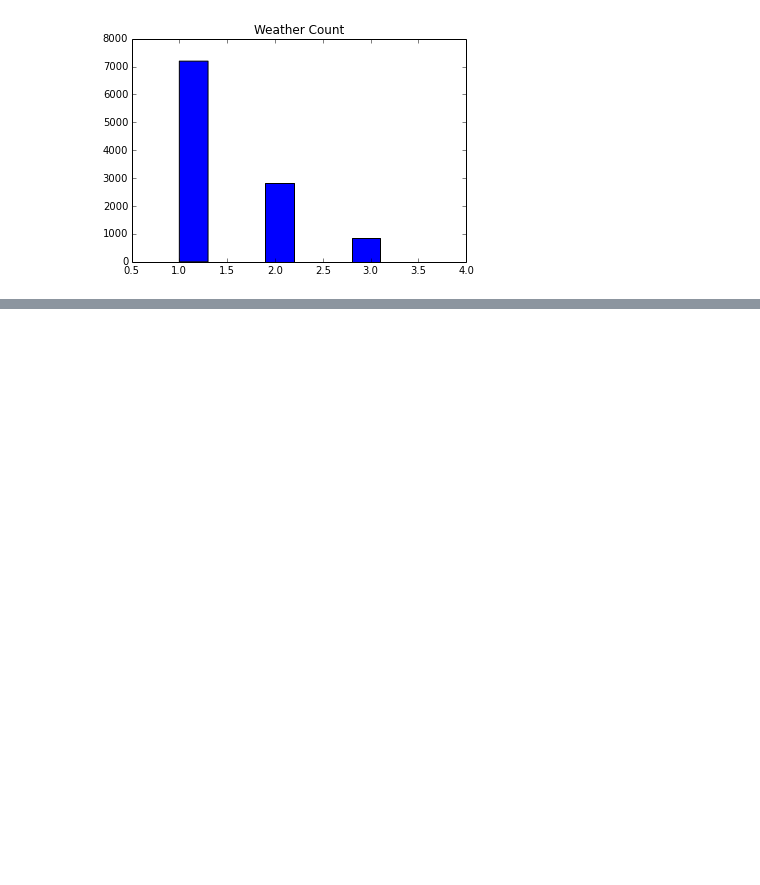
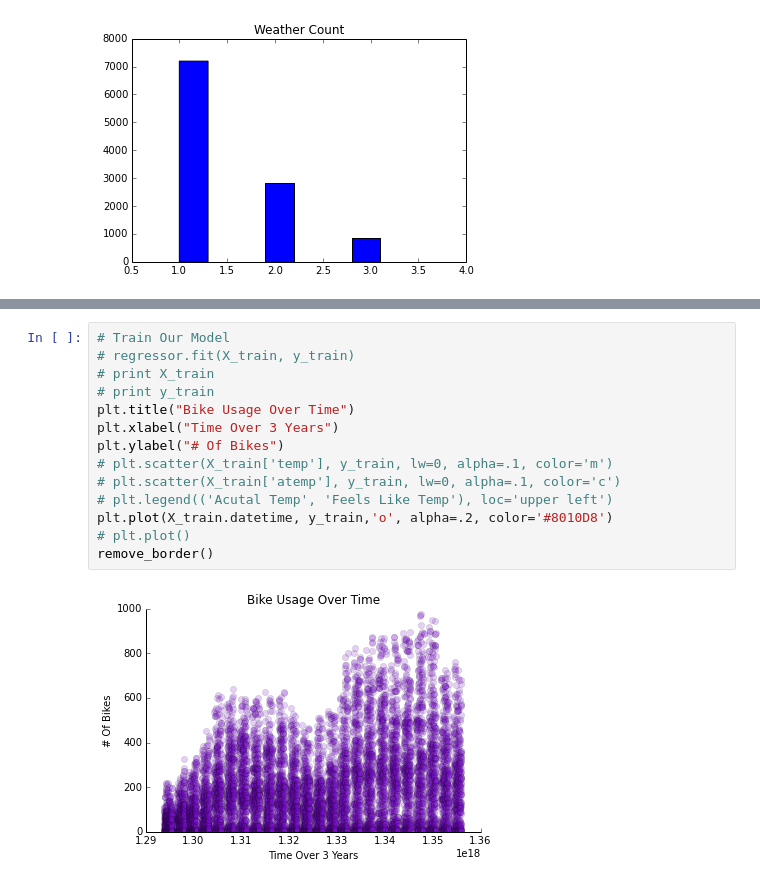
Before and after one commit to gavinmh/GADS12-NYC-Students, a Jupyter notebook: projects/kevin_mcalear/city_bike_project/city_bike_project.ipynb, the cells around one changed output, grey strips where cells are left out. Drawn from its saved outputs; the diff is of its cells as text; blank space fills up the shorter version.

```diff
--- a/projects/kevin_mcalear/city_bike_project/city_bike_project.ipynb
+++ b/projects/kevin_mcalear/city_bike_project/city_bike_project.ipynb
@@ -319,0 +372,16 @@ plt.plot()
+# %%
+# Train Our Model
+# regressor.fit(X_train, y_train)
+# print X_train
+# print y_train
+plt.title("Bike Usage Over Time")
+plt.xlabel("Time Over 3 Years")
+plt.ylabel("# Of Bikes")
+# plt.scatter(X_train['temp'], y_train, lw=0, alpha=.1, color='m')
+# plt.scatter(X_train['atemp'], y_train, lw=0, alpha=.1, color='c')
+# plt.legend(('Acutal Temp', 'Feels Like Temp'), loc='upper left')
+plt.plot(X_train.datetime, y_train,'o', alpha=.2, color='#8010D8')
+# plt.plot()
+remove_border()
+# %% [output]
+[figure, added]
```
Also changed, not shown: parts of 10 cells of this notebook.
